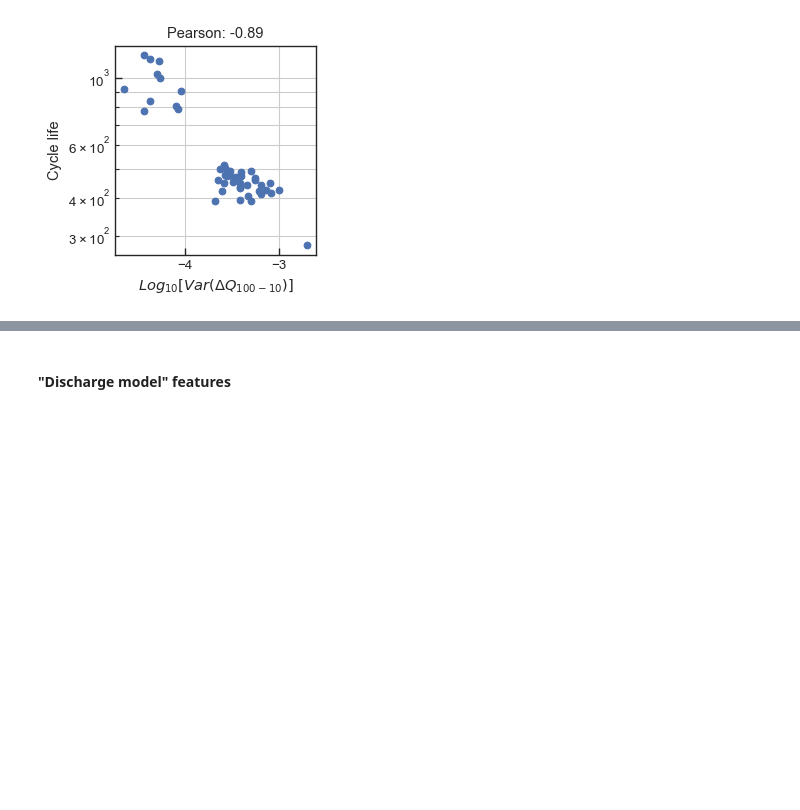
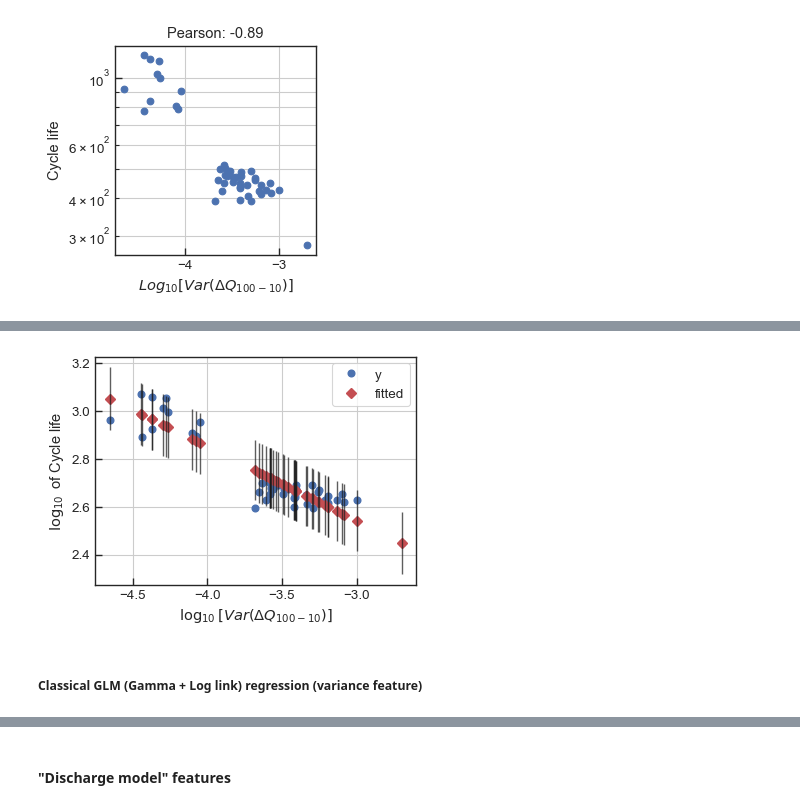
Before and after one commit to sarajcev/data-driven-prediction-of-battery-cycle-life-before-capacity-degradation, a Jupyter notebook: Models.ipynb, the cells around one changed output, grey strips where cells are left out. Drawn from its saved outputs; the diff is of its cells as text; code cells hidden in the pictures; blank space fills up the shorter version.

Commit message:
Add classic OLS and GLM regressions.

```diff
--- a/Models.ipynb
+++ b/Models.ipynb
@@ -248,7 +249,7 @@ if set_of_features == 'variance':
     ax.set_title(f'Pearson: {rho:.2f}')
     ax.set_yscale('log')
     ax.scatter(X_data, y_data)
-    ax.set_xlabel(r'$Log_{10}[Var(\Delta Q_{100-10})]$')
+    ax.set_xlabel(r'$\log_{10}[Var(\Delta Q_{100-10})]$')
     ax.set_ylabel('Cycle life')
     ax.grid(which='both', axis='both')
     fig.tight_layout()
@@ -257,0 +261,6 @@ if set_of_features == 'variance':
+# %%
+exog = sm.add_constant(X_data)  # intercept
+# Ordinary least-squares regression.
+ols_model = sm.OLS(np.log10(y_data), exog)
+ols_results = ols_model.fit()
+print(ols_results.summary())
@@ -257,0 +285,13 @@ if set_of_features == 'variance':
+# %%
+fig, ax = plt.subplots(figsize=(4,3))
+sm.graphics.plot_fit(ols_results, 1, ax=ax)
+ax.set_title('')
+ax.set_xlabel(r'$\log_{10}[Var(\Delta Q_{100-10})]$')
+ax.set_ylabel(r'$\log_{10}$'+' of Cycle life')
+ax.grid(which='both', axis='both')
+fig.tight_layout()
+plt.show()
+# %% [output]
+[figure, added]
+# %% [markdown]
+##### Classical GLM (Gamma + Log link) regression (variance feature)
```
Also changed, not shown: parts of 4 cells of this notebook.
